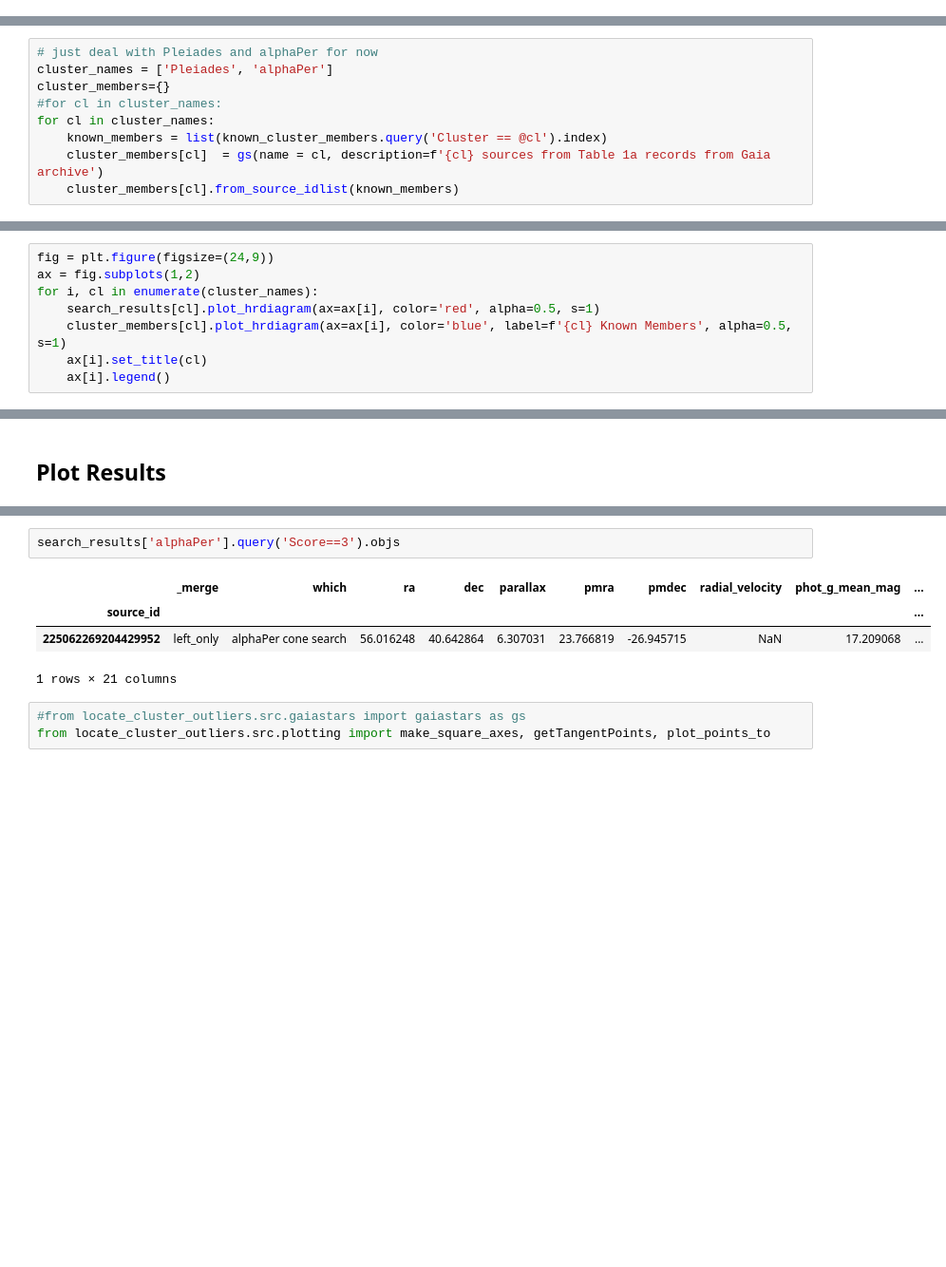
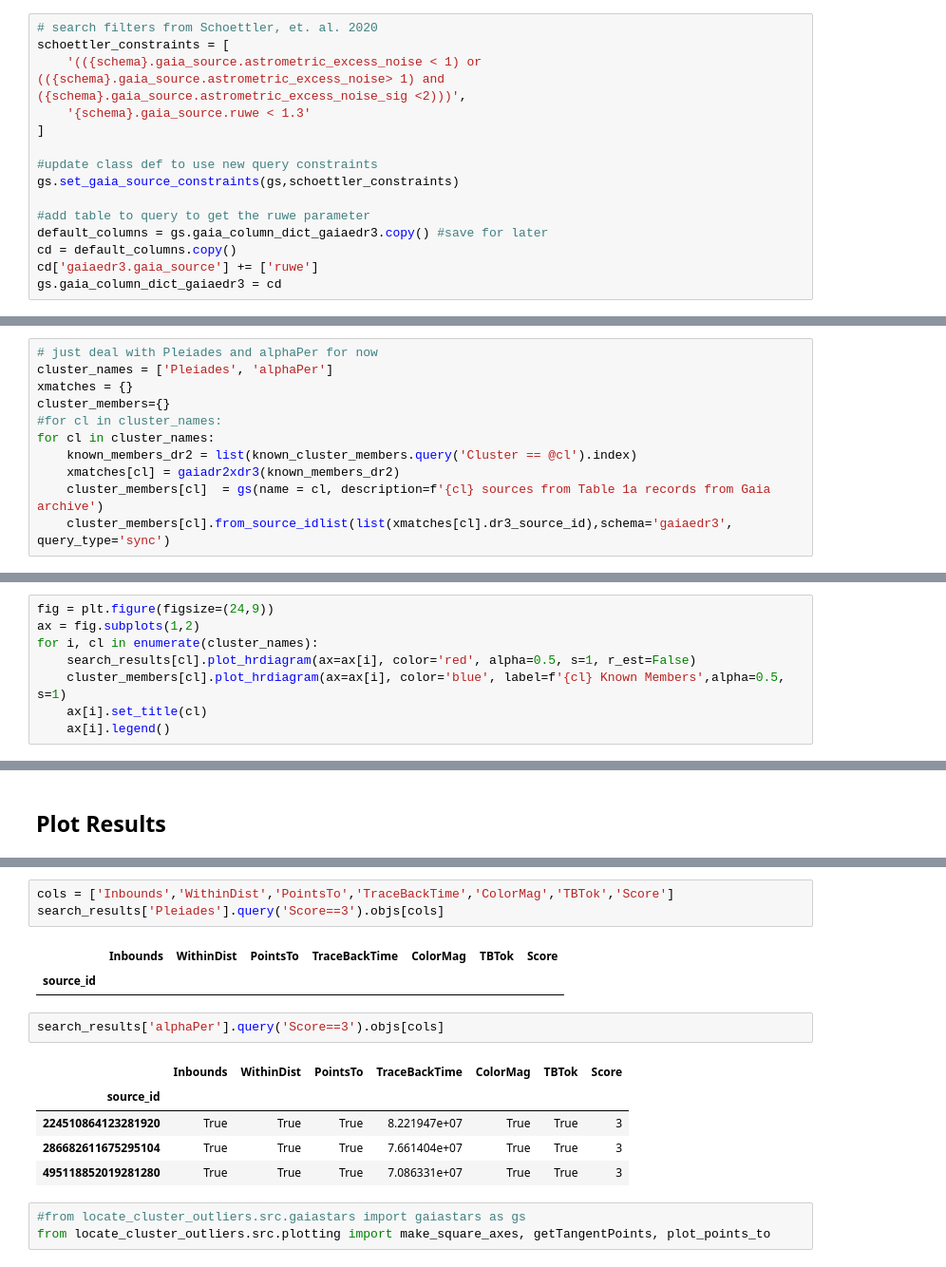
Before and after one commit to kevinmcmanus/runawaysearch, a Jupyter notebook: RunawaySearch.ipynb, the cells around one changed output, grey strips where cells are left out. Shown at 95% size. Saved outputs shown, nothing was run; the diff lists cells and outputs as text; blank space fills up the shorter version.

```diff
--- a/RunawaySearch.ipynb
+++ b/RunawaySearch.ipynb
@@ -32,3 +40,18 @@ print(cluster_names)
 # %% [output]
 ['Hyades' 'ComaBer' 'Pleiades' 'Praesepe' 'alphaPer' 'IC2391' 'IC2602'
  'Blanco1' 'NGC2451']
+# %%
+# search filters from Schoettler, et. al. 2020
+schoettler_constraints = [
+    '(({schema}.gaia_source.astrometric_excess_noise < 1) or (({schema}.gaia_source.astrometric_excess_noise> 1) and ({schema}.gaia_source.astrometric_excess_noise_sig <2)))',
+    '{schema}.gaia_source.ruwe < 1.3'
+]
+
+#update class def to use new query constraints
+gs.set_gaia_source_constraints(gs,schoettler_constraints)
+
+#add table to query to get the ruwe parameter
+default_columns = gs.gaia_column_dict_gaiaedr3.copy() #save for later
+cd = default_columns.copy()
+cd['gaiaedr3.gaia_source'] += ['ruwe']
+gs.gaia_column_dict_gaiaedr3 = cd
@@ -35,12 +61,14 @@ print(cluster_names)
 # %%
 # just deal with Pleiades and alphaPer for now
 cluster_names = ['Pleiades', 'alphaPer']
+xmatches = {}
 cluster_members={}
 #for cl in cluster_names:
 for cl in cluster_names:
-    known_members = list(known_cluster_members.query('Cluster == @cl').index)
+    known_members_dr2 = list(known_cluster_members.query('Cluster == @cl').index)
+    xmatches[cl] = gaiadr2xdr3(known_members_dr2)
     cluster_members[cl]  = gs(name = cl, description=f'{cl} sources from Table 1a records from Gaia archive')
-    cluster_members[cl].from_source_idlist(known_members)
+    cluster_members[cl].from_source_idlist(list(xmatches[cl].dr3_source_id),schema='gaiaedr3', query_type='sync')
 # %% [output]
 INFO: Query finished. [astroquery.utils.tap.core]
 INFO: Query finished. [astroquery.utils.tap.core]
@@ -111,8 +151,8 @@ Name: which, dtype: int64
 fig = plt.figure(figsize=(24,9))
 ax = fig.subplots(1,2)
 for i, cl in enumerate(cluster_names):
-    search_results[cl].plot_hrdiagram(ax=ax[i], color='red', alpha=0.5, s=1)
-    cluster_members[cl].plot_hrdiagram(ax=ax[i], color='blue', label=f'{cl} Known Members', alpha=0.5, s=1)
+    search_results[cl].plot_hrdiagram(ax=ax[i], color='red', alpha=0.5, s=1, r_est=False)
+    cluster_members[cl].plot_hrdiagram(ax=ax[i], color='blue', label=f'{cl} Known Members',alpha=0.5, s=1)
     ax[i].set_title(cl)
     ax[i].legend()
 # %% [output]
@@ -193,10 +248,17 @@ Text(0.5, 1.0, 'alphaPer Known Members and Candidate')
+# %%
+cols = ['Inbounds','WithinDist','PointsTo','TraceBackTime','ColorMag','TBTok','Score']
+search_results['Pleiades'].query('Score==3').objs[cols]
+# %% [output]
+|  | Inbounds | WithinDist | PointsTo | TraceBackTime | ColorMag | TBTok | Score |
+| source_id |  |  |  |  |  |  |  |
 # %%
-search_results['alphaPer'].query('Score==3').objs
+search_results['alphaPer'].query('Score==3').objs[cols]
 # %% [output]
-|  | _merge | which | ra | dec | parallax | pmra | pmdec | radial_velocity | phot_g_mean_mag | ... |
-| source_id |  |  |  |  |  |  |  |  |  | ... |
-| 225062269204429952 | left_only | alphaPer cone search | 56.016248 | 40.642864 | 6.307031 | 23.766819 | -26.945715 | NaN | 17.209068 | ... |
+|  | Inbounds | WithinDist | PointsTo | TraceBackTime | ColorMag | TBTok | Score |
+| source_id |  |  |  |  |  |  |  |
+| 224510864123281920 | True | True | True | 8.221947e+07 | True | True | 3 |
+| 286682611675295104 | True | True | True | 7.661404e+07 | True | True | 3 |
+| 495118852019281280 | True | True | True | 7.086331e+07 | True | True | 3 |
-1 rows × 21 columns
 # %%
 #from locate_cluster_outliers.src.gaiastars import gaiastars as gs
 from locate_cluster_outliers.src.plotting import make_square_axes, getTangentPoints, plot_points_to
```
Also changed, not shown: parts of 32 cells of this notebook, 4 other files.
